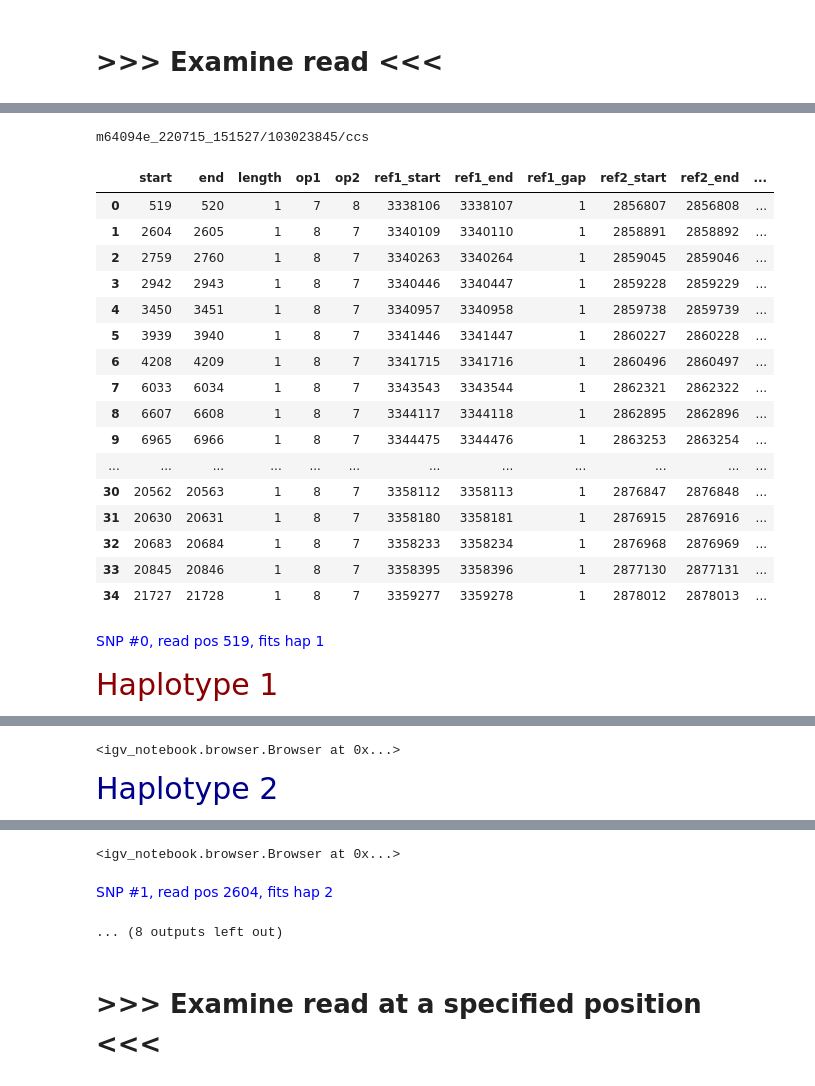
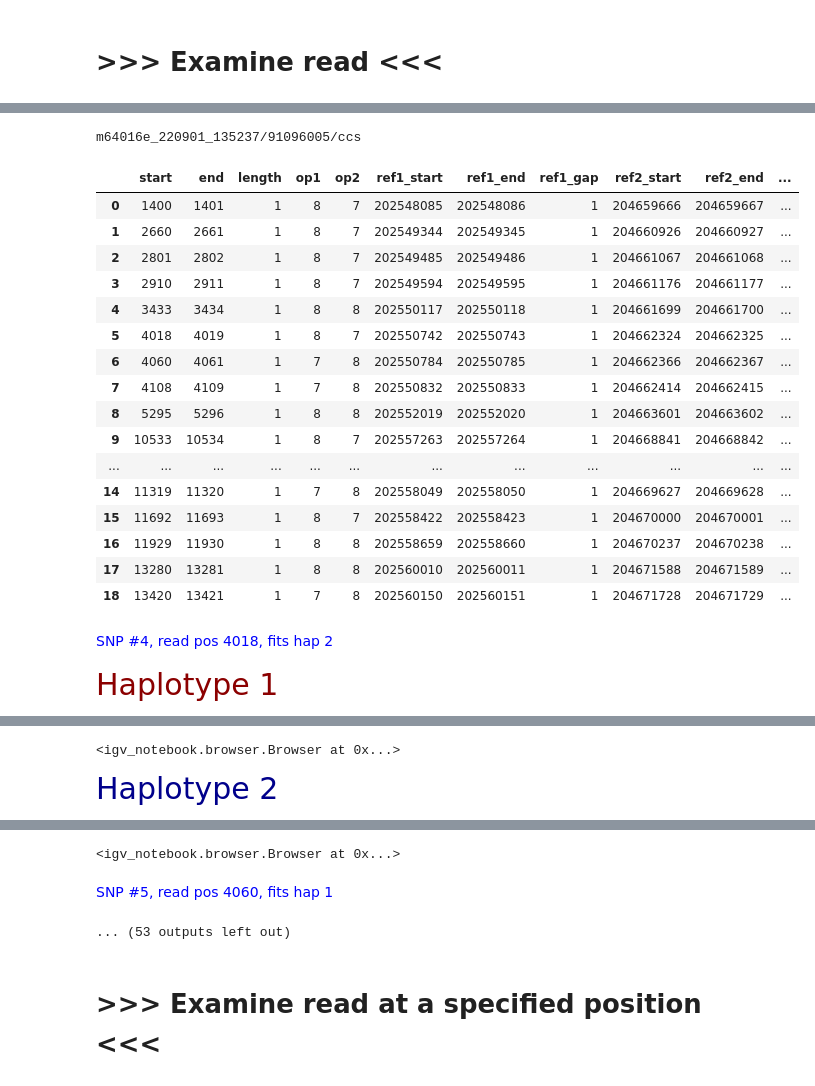
Before and after one commit to regevs/recombination, a Jupyter notebook: notebooks/20240113_read_dashboard.ipynb, the cells around one changed output, grey strips where cells are left out. Saved outputs shown, nothing was run; the diff lists cells and outputs as text; code cells hidden in the pictures.

```diff
--- a/notebooks/20240113_read_dashboard.ipynb
+++ b/notebooks/20240113_read_dashboard.ipynb
@@ -31,8 +31,8 @@ def print_colorful_text(text, color='blue', font_size='50px'):
 # %% [markdown]
 # >>> Set the sample and chrom <<<
 # %%
-focal_sample_id = "PD50489e"
-t2t_chrom = "chr2"
+focal_sample_id = "PD50521b"
+t2t_chrom = "chr1"
 
 denovo_chrom = t2t_chrom + "_RagTag"
 # %% [markdown]
@@ -111,7 +111,7 @@ def plot_phase_transitions(
     print(focal_read)
 
     # Where transition happens
-    read_snps_df = snps_df.filter(pl.col("read_name") == focal_read).filter(pl.col("is_high_quality_snp"))
+    read_snps_df = snps_df.filter(pl.col("read_name") == focal_read).filter(pl.col("is_mid_quality_snp"))
 
     indices = np.nonzero(np.diff(read_snps_df["fits1_more"]))[0]
     snp_indices = np.array(sorted(list(set(list(indices)) | set(list(indices+1)))))
@@ -129,7 +129,7 @@ def plot_phase_transitions(
         .filter(pl.col("read_name") == focal_read)
         .to_pandas()
         .style.apply(
-            lambda row: [styleme(row["start"], row["is_high_quality_snp"]) for _ in row],
+            lambda row: [styleme(row["start"], row["is_mid_quality_snp"]) for _ in row],
             axis=1,
         )
     )
@@ -147,27 +147,28 @@ print("# of candidate reads:", len(hap_stats_df))
 # %%
-read_number = list(hap_stats_df["read_name"]).index("m64094e_220715_151527/103023845/ccs")
+read_name = "m64016e_220901_135237/91096005/ccs"
+read_number = list(hap_stats_df["read_name"]).index(read_name)
 
 plot_phase_transitions(read_number)
 # %% [output]
-m64094e_220715_151527/103023845/ccs
+m64016e_220901_135237/91096005/ccs
 |  | start | end | length | op1 | op2 | ref1_start | ref1_end | ref1_gap | ref2_start | ref2_end | ... |
-| 0 | 519 | 520 | 1 | 7 | 8 | 3338106 | 3338107 | 1 | 2856807 | 2856808 | ... |
-| 1 | 2604 | 2605 | 1 | 8 | 7 | 3340109 | 3340110 | 1 | 2858891 | 2858892 | ... |
-| 2 | 2759 | 2760 | 1 | 8 | 7 | 3340263 | 3340264 | 1 | 2859045 | 2859046 | ... |
-| 3 | 2942 | 2943 | 1 | 8 | 7 | 3340446 | 3340447 | 1 | 2859228 | 2859229 | ... |
-| 4 | 3450 | 3451 | 1 | 8 | 7 | 3340957 | 3340958 | 1 | 2859738 | 2859739 | ... |
-| 5 | 3939 | 3940 | 1 | 8 | 7 | 3341446 | 3341447 | 1 | 2860227 | 2860228 | ... |
-| 6 | 4208 | 4209 | 1 | 8 | 7 | 3341715 | 3341716 | 1 | 2860496 | 2860497 | ... |
-| 7 | 6033 | 6034 | 1 | 8 | 7 | 3343543 | 3343544 | 1 | 2862321 | 2862322 | ... |
-| 8 | 6607 | 6608 | 1 | 8 | 7 | 3344117 | 3344118 | 1 | 2862895 | 2862896 | ... |
-| 9 | 6965 | 6966 | 1 | 8 | 7 | 3344475 | 3344476 | 1 | 2863253 | 2863254 | ... |
+| 0 | 1400 | 1401 | 1 | 8 | 7 | 202548085 | 202548086 | 1 | 204659666 | 204659667 | ... |
+| 1 | 2660 | 2661 | 1 | 8 | 7 | 202549344 | 202549345 | 1 | 204660926 | 204660927 | ... |
+| 2 | 2801 | 2802 | 1 | 8 | 7 | 202549485 | 202549486 | 1 | 204661067 | 204661068 | ... |
+| 3 | 2910 | 2911 | 1 | 8 | 7 | 202549594 | 202549595 | 1 | 204661176 | 204661177 | ... |
+| 4 | 3433 | 3434 | 1 | 8 | 8 | 202550117 | 202550118 | 1 | 204661699 | 204661700 | ... |
+| 5 | 4018 | 4019 | 1 | 8 | 7 | 202550742 | 202550743 | 1 | 204662324 | 204662325 | ... |
+| 6 | 4060 | 4061 | 1 | 7 | 8 | 202550784 | 202550785 | 1 | 204662366 | 204662367 | ... |
+| 7 | 4108 | 4109 | 1 | 7 | 8 | 202550832 | 202550833 | 1 | 204662414 | 204662415 | ... |
+| 8 | 5295 | 5296 | 1 | 8 | 8 | 202552019 | 202552020 | 1 | 204663601 | 204663602 | ... |
+| 9 | 10533 | 10534 | 1 | 8 | 7 | 202557263 | 202557264 | 1 | 204668841 | 204668842 | ... |
 | ... | ... | ... | ... | ... | ... | ... | ... | ... | ... | ... | ... |
-| 30 | 20562 | 20563 | 1 | 8 | 7 | 3358112 | 3358113 | 1 | 2876847 | 2876848 | ... |
-| 31 | 20630 | 20631 | 1 | 8 | 7 | 3358180 | 3358181 | 1 | 2876915 | 2876916 | ... |
-| 32 | 20683 | 20684 | 1 | 8 | 7 | 3358233 | 3358234 | 1 | 2876968 | 2876969 | ... |
-| 33 | 20845 | 20846 | 1 | 8 | 7 | 3358395 | 3358396 | 1 | 2877130 | 2877131 | ... |
-| 34 | 21727 | 21728 | 1 | 8 | 7 | 3359277 | 3359278 | 1 | 2878012 | 2878013 | ... |
+| 14 | 11319 | 11320 | 1 | 7 | 8 | 202558049 | 202558050 | 1 | 204669627 | 204669628 | ... |
+| 15 | 11692 | 11693 | 1 | 8 | 7 | 202558422 | 202558423 | 1 | 204670000 | 204670001 | ... |
+| 16 | 11929 | 11930 | 1 | 8 | 8 | 202558659 | 202558660 | 1 | 204670237 | 204670238 | ... |
+| 17 | 13280 | 13281 | 1 | 8 | 8 | 202560010 | 202560011 | 1 | 204671588 | 204671589 | ... |
+| 18 | 13420 | 13421 | 1 | 7 | 8 | 202560150 | 202560151 | 1 | 204671728 | 204671729 | ... |
-SNP #0, read pos 519, fits hap 1
+SNP #4, read pos 4018, fits hap 2
 Haplotype 1
 [interactive output not drawn]
 [interactive output not drawn]
@@ -176,8 +177,8 @@ Haplotype 2
 [interactive output not drawn]
 [interactive output not drawn]
 <igv_notebook.browser.Browser at 0x...>
-SNP #1, read pos 2604, fits hap 2
+SNP #5, read pos 4060, fits hap 1
-... (8 outputs left out)
+... (53 outputs left out)
 # %% [markdown]
 # >>> Examine read at a specified position <<<
 # %%
```
Also changed, not shown: parts of 17 cells of this notebook, 25 other files.
